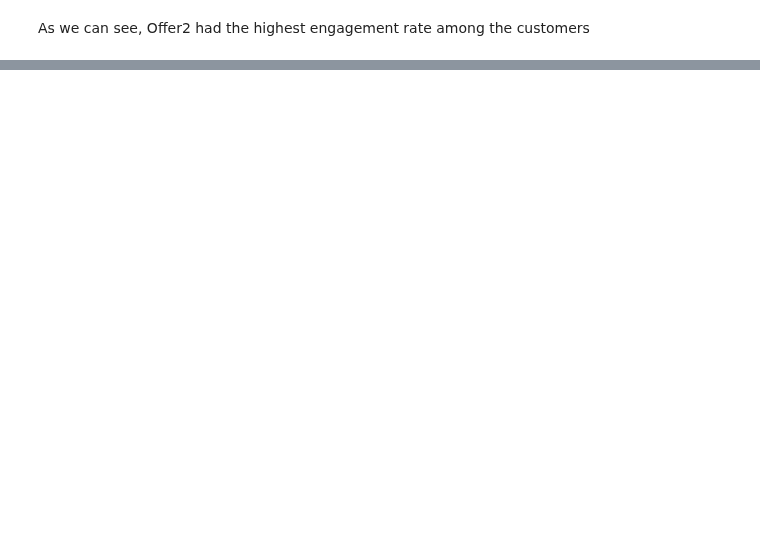
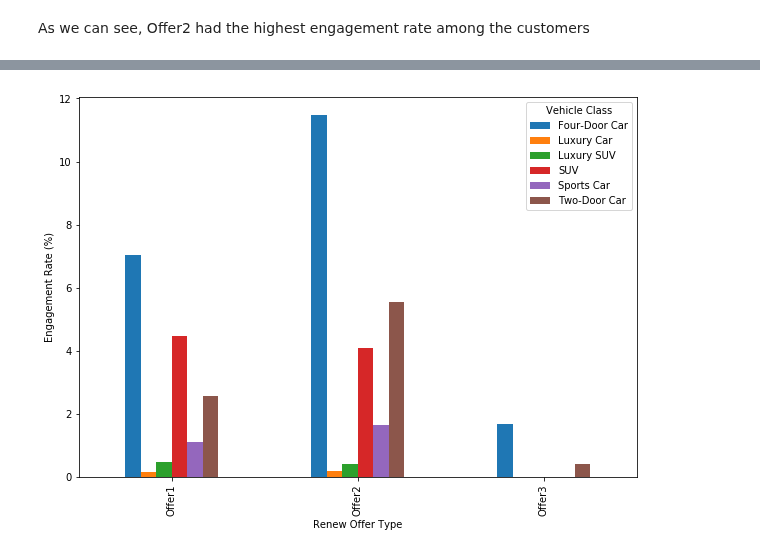
Before and after one commit to MohammadBakir/Customer-Analysis, a Jupyter notebook: CustomerAnalytics_Customer Behavior.ipynb, the cells around one changed output, grey strips where cells are left out. Drawn from its saved outputs; the diff is of its cells as text; code cells hidden in the pictures; blank space fills up the shorter version.

```diff
--- a/CustomerAnalytics_Customer Behavior.ipynb
+++ b/CustomerAnalytics_Customer Behavior.ipynb
@@ -123,0 +129,5 @@ As we can see, Offer2 had the highest engagement rate among the customers
+# %%
+by_offer_type_df = df.loc[df['Response'] == 'Yes' #engaged customers
+                         ].groupby(['Renew Offer Type', 'Vehicle Class'#Grouping the data by these two columns
+                                   ]).count()['Customer'] / df.groupby(['Renew Offer Type']).count()['Customer']
+by_offer_type_df
@@ -123,0 +151,4 @@ As we can see, Offer2 had the highest engagement rate among the customers
+# %%
+#Make the previous output more readable using unstack function
+# to pivot the data and extract and transform the inner-level groups to columns
+by_offer_type_df = by_offer_type_df.unstack().fillna(0)
@@ -123,0 +163,6 @@ As we can see, Offer2 had the highest engagement rate among the customers
+# %%
+ax = (by_offer_type_df*100).plot(kind='bar', figsize=(10,7), grid=False)
+ax.set_ylabel('Engagement Rate (%)')
+plt.show()
+# %% [output]
+[figure, added]
```
Also changed, not shown: parts of 6 cells of this notebook.
